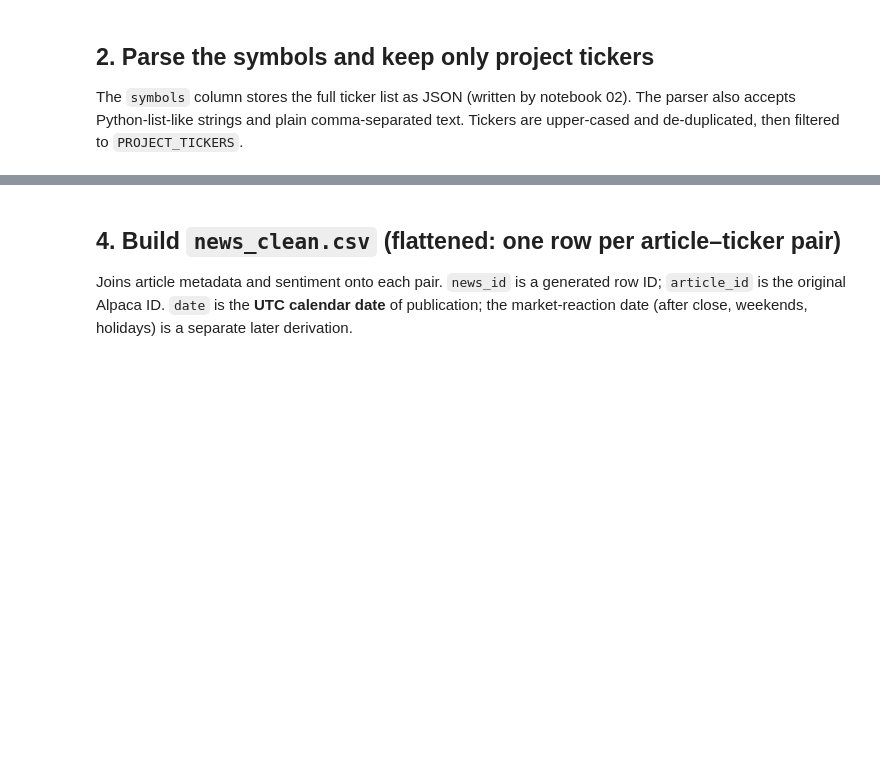
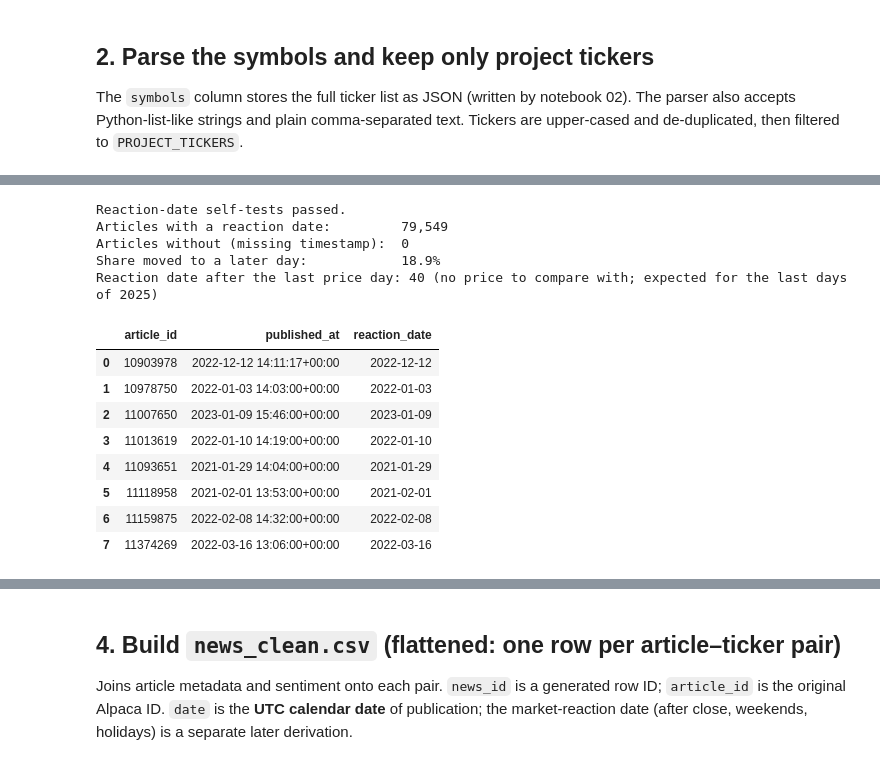
Before and after one commit to basmala5essam/MarketPulse-Graduation-Project-, a Jupyter notebook: notebooks/sentiment_analysis/03_news_ticker_mapping.ipynb, the cells around one changed output, grey strips where cells are left out. Cells and saved outputs as stored; diff of their text form; code cells hidden in the pictures; blank space fills up the shorter version.

```diff
--- a/notebooks/sentiment_analysis/03_news_ticker_mapping.ipynb
+++ b/notebooks/sentiment_analysis/03_news_ticker_mapping.ipynb
@@ -147,0 +221,57 @@ display(mapping.head(10))
+# %%
+def to_reaction_date(published_utc):
+    # UTC timestamps (tz-aware Series) -> first trading day the market could react (naive Series)
+    ny = published_utc.dt.tz_convert("America/New_York")
+    local_day = ny.dt.tz_localize(None).dt.normalize()
+    after_close = (ny.dt.hour >= 16).fillna(False).astype(int)
+    base = (local_day + pd.to_timedelta(after_close, unit="D")).dt.as_unit("ns")
+    out = pd.Series(pd.NaT, index=published_utc.index, dtype="datetime64[ns]")
+    ok = base.notna()
+    pos = TRADING_DAYS.searchsorted(base[ok].to_numpy(), side="left")
+    if (pos >= len(TRADING_DAYS)).any():
+        raise ValueError("Calendar ends before some articles; extend _all_days.")
+    out.loc[ok] = TRADING_DAYS[pos].to_numpy()
+    return out
+
+
+def _check(utc_text, expected_day):
+    got = to_reaction_date(pd.Series(pd.to_datetime([utc_text], utc=True))).iloc[0]
+    assert got == pd.Timestamp(expected_day), (utc_text, got, expected_day)
+
+
+# Hand-checked examples (New York time in brackets)
+_check("2025-03-07T22:30:00Z", "2025-03-10")   # Friday 17:30 EST        -> Monday
+_check("2025-03-08T15:00:00Z", "2025-03-10")   # Saturday 10:00 EST      -> Monday
+_check("2025-03-04T15:00:00Z", "2025-03-04")   # Tuesday 10:00 EST       -> Tuesday (same day)
+_check("2025-06-11T19:59:00Z", "2025-06-11")   # Wednesday 15:59 EDT     -> same day
+_check("2025-06-11T20:00:00Z", "2025-06-12")   # Wednesday 16:00 EDT     -> next day (at the close)
+_check("2025-01-08T22:30:00Z", "2025-01-10")   # Wed after close; 2025-01-09 market closed -> Friday
+_check("2024-01-01T15:00:00Z", "2024-01-02")   # New Year's Day (holiday) -> Tuesday
+_check("2025-12-31T22:30:00Z", "2026-01-02")   # Wed after close; 2026-01-01 holiday -> Friday
+_check("2021-03-15T20:30:00Z", "2021-03-16")   # 16:30 EDT just after the US clock change (Mar 14)
+print("Reaction-date self-tests passed.")
+
+articles["reaction_date"] = to_reaction_date(articles["published_at"])
+ny_day = articles["published_at"].dt.tz_convert("America/New_York").dt.tz_localize(None).dt.normalize()
+articles["_rolled"] = articles["reaction_date"].ne(ny_day) & articles["reaction_date"].notna()
+
+print("Articles with a reaction date:        ", f"{int(articles['reaction_date'].notna().sum()):,}")
+print("Articles without (missing timestamp): ", f"{int(articles['reaction_date'].isna().sum()):,}")
+print("Share moved to a later day:           ", f"{articles['_rolled'].mean():.1%}")
+print("Reaction date after the last price day:", f"{int((articles['reaction_date'] > LAST_PRICE_DAY).sum()):,}", "(no price to compare with; expected for the last days of 2025)")
+display(articles[["article_id", "published_at", "reaction_date"]].head(8))
+# %% [output]
+Reaction-date self-tests passed.
+Articles with a reaction date:         79,549
+Articles without (missing timestamp):  0
+Share moved to a later day:            18.9%
+Reaction date after the last price day: 40 (no price to compare with; expected for the last days of 2025)
+|  | article_id | published_at | reaction_date |
+| 0 | 10903978 | 2022-12-12 14:11:17+00:00 | 2022-12-12 |
+| 1 | 10978750 | 2022-01-03 14:03:00+00:00 | 2022-01-03 |
+| 2 | 11007650 | 2023-01-09 15:46:00+00:00 | 2023-01-09 |
+| 3 | 11013619 | 2022-01-10 14:19:00+00:00 | 2022-01-10 |
+| 4 | 11093651 | 2021-01-29 14:04:00+00:00 | 2021-01-29 |
+| 5 | 11118958 | 2021-02-01 13:53:00+00:00 | 2021-02-01 |
+| 6 | 11159875 | 2022-02-08 14:32:00+00:00 | 2022-02-08 |
+| 7 | 11374269 | 2022-03-16 13:06:00+00:00 | 2022-03-16 |
```
Also changed, not shown: parts of 14 cells of this notebook, 1 other file.
